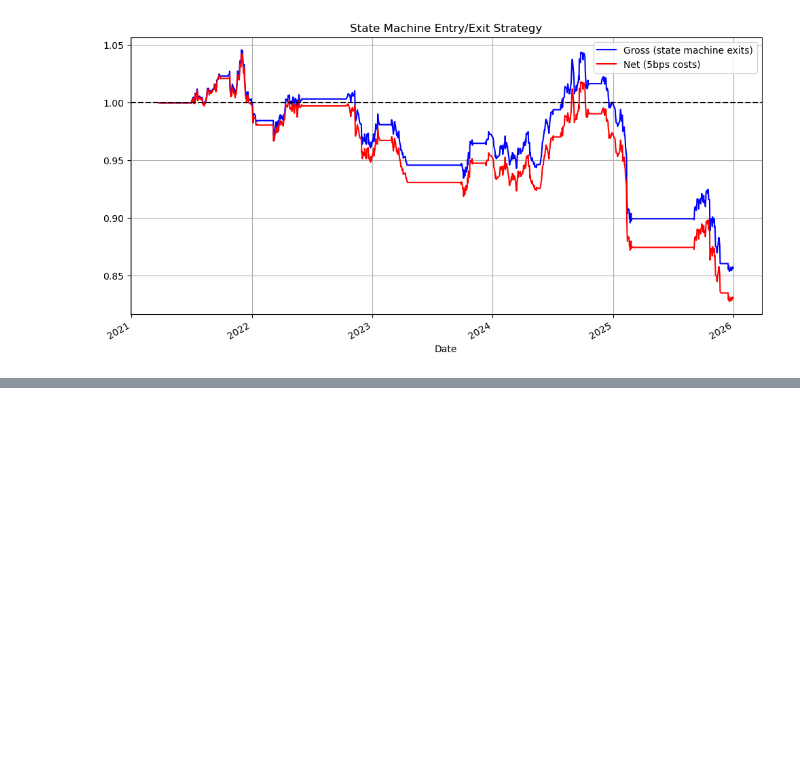
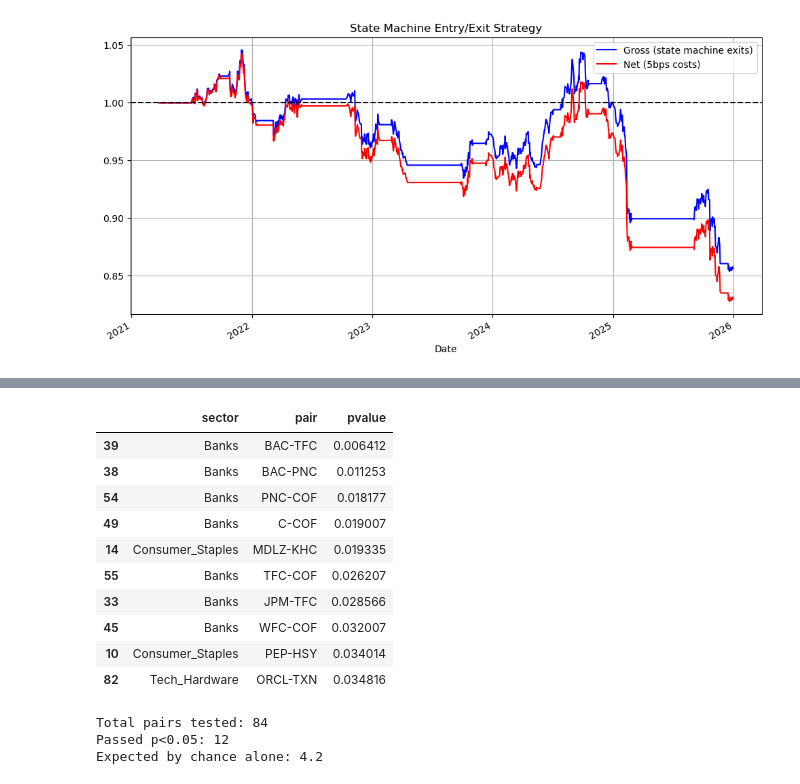
Before and after one commit to 4ammi/pairs-trading-statistical-arbitrage, a Jupyter notebook: cointegrated_pairs_trading.ipynb, the cells around one changed output, grey strips where cells are left out. Cells and saved outputs as stored; diff of their text form; code cells hidden in the pictures; blank space fills up the shorter version.

```diff
--- a/cointegrated_pairs_trading.ipynb
+++ b/cointegrated_pairs_trading.ipynb
@@ -512,0 +574,42 @@ Net Return (after 5bps costs): -16.94%
+# %%
+from itertools import combinations
+
+results = []
+
+for sector, tickers in sectors.items():
+    pairs = list(combinations(tickers, 2))
+    for t1, t2 in pairs:
+        try:
+            log_p1 = np.log(prices_formation[t1].dropna())
+            log_p2 = np.log(prices_formation[t2].dropna())
+            common_idx = log_p1.index.intersection(log_p2.index)
+            score, pvalue, _ = coint(log_p1.loc[common_idx], log_p2.loc[common_idx])
+            results.append({'sector': sector, 'pair': f"{t1}-{t2}", 'pvalue': pvalue})
+        except Exception as e:
+            print(f"Failed on {t1}-{t2}: {e}")
+
+results_df = pd.DataFrame(results)
+results_df.sort_values('pvalue').head(10)
+# %% [output]
+|  | sector | pair | pvalue |
+| 39 | Banks | BAC-TFC | 0.006412 |
+| 38 | Banks | BAC-PNC | 0.011253 |
+| 54 | Banks | PNC-COF | 0.018177 |
+| 49 | Banks | C-COF | 0.019007 |
+| 14 | Consumer_Staples | MDLZ-KHC | 0.019335 |
+| 55 | Banks | TFC-COF | 0.026207 |
+| 33 | Banks | JPM-TFC | 0.028566 |
+| 45 | Banks | WFC-COF | 0.032007 |
+| 10 | Consumer_Staples | PEP-HSY | 0.034014 |
+| 82 | Tech_Hardware | ORCL-TXN | 0.034816 |
+# %%
+n_total = len(results_df)
+n_passed = (results_df['pvalue'] < 0.05).sum()
+expected_by_chance = n_total * 0.05
+print(f"Total pairs tested: {n_total}")
+print(f"Passed p<0.05: {n_passed}")
+print(f"Expected by chance alone: {expected_by_chance:.1f}")
+# %% [output]
+Total pairs tested: 84
+Passed p<0.05: 12
+Expected by chance alone: 4.2
```
Also changed, not shown: parts of 20 cells of this notebook.
